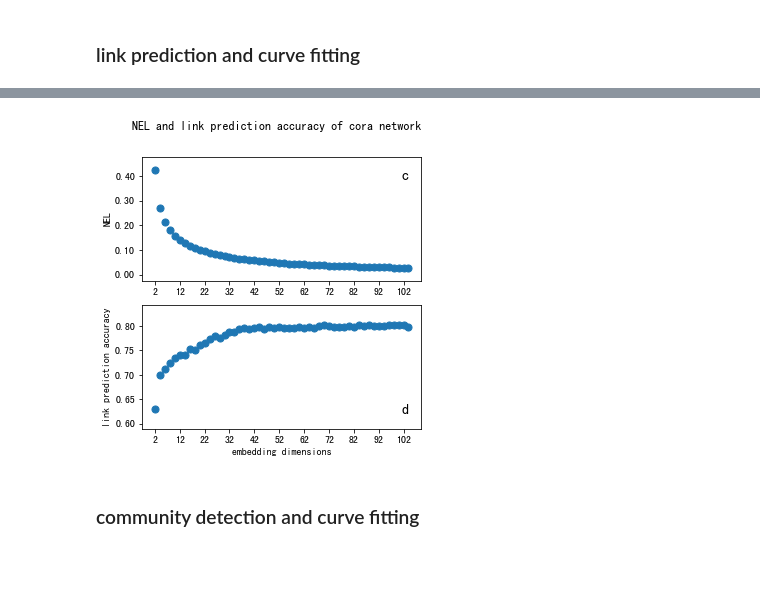
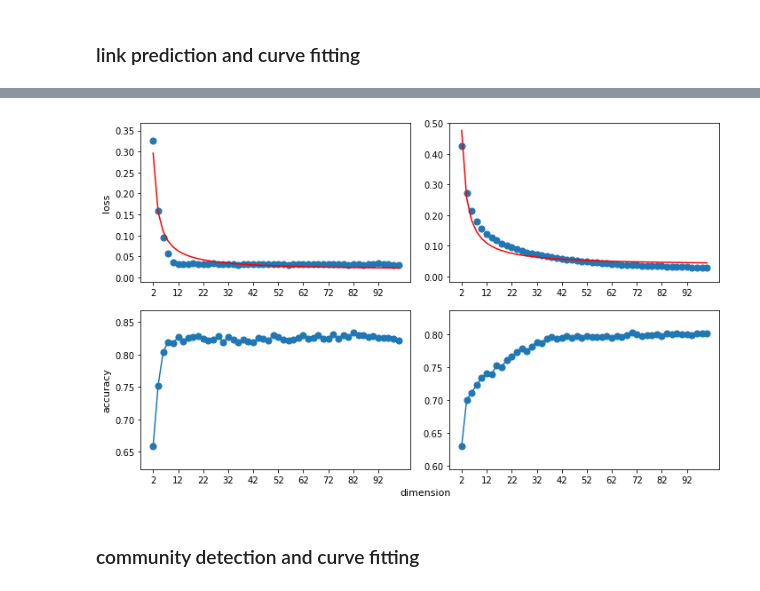
Before and after one commit to Villafly/dimensional_plot, a Jupyter notebook: paper_plot.ipynb, the cells around one changed output, grey strips where cells are left out. Drawn from its saved outputs; the diff is of its cells as text; code cells hidden in the pictures; blank space fills up the shorter version.

```diff
--- a/paper_plot.ipynb
+++ b/paper_plot.ipynb
@@ -4,7 +4,7 @@ import pickle
 from scipy import optimize
 import networkx as nx
 import numpy as np
-fontSize = 10
+fontSize = 12
 def func1(dims,a,b):
   return a/dims + b
 #import seaborn as sns
@@ -16,56 +14,61 @@ I am  confused with the result that the saturate dim of walk length 10 and 30 ar
 # %%
 # optimal networks = ['cora','football']
+graph = 'football'
+sub_dir = 'link_prediction'
+f1 = open('./meta_data/{}/{}_walklength_10_nnl.pkl'.format(sub_dir,graph),'rb')
+football_loss = pickle.load(f1)
+f1.close()
+
+f1 = open('./meta_data/{}/{}_walklength_10_acc.pkl'.format(sub_dir,graph),'rb')
+football_accu = pickle.load(f1)
+f1.close()
+
 graph = 'cora'
-sub_dir = 'link_prediction'
 f1 = open('./meta_data/{}/{}_dim.pkl'.format(sub_dir,graph),'rb')
 dims = pickle.load(f1)
 f1.close()
-# f1 = open('./meta_data/{}/{}_walklength_30_nnl.pkl'.format(sub_dir,graph),'rb')
-# nnl_30 = pickle.load(f1)
-# f1.close()
+
 f1 = open('./meta_data/{}/{}_walklength_10_nnl.pkl'.format(sub_dir,graph),'rb')
-nnl_10 = pickle.load(f1)
+cora_loss = pickle.load(f1)
 f1.close()
-# f1 = open('./meta_data/{}/{}_walklength_30_acc.pkl'.format(sub_dir,graph),'rb')
-# acc_30 = pickle.load(f1)
-# f1.close()
+
 f1 = open('./meta_data/{}/{}_walklength_10_acc.pkl'.format(sub_dir,graph),'rb')
-acc_10 = pickle.load(f1)
+cora_accu = pickle.load(f1)
 f1.close()
-print (len(dims),len(nnl_10),len(acc_10))
 
-def prediction_plot(dims,walkLengths,nnl_list,acc_list,graph):
-   fig, (ax1,ax2) = plt.subplots(2,1,figsize=(5,5))
-   ax1.yaxis.set_major_formatter(FormatStrFormatter('%.2f'))
-   colors = ['b','y']
-   for cnt,norms in enumerate(nnl_list):
-       #accs = accs[:len(dims)]
-       c, cov = optimize.curve_fit(func1, dims,norms)
-       fit_values = (func1(np.array(dims),c[0],c[1]))
-       bias = abs(np.array(norms)-np.array(fit_values))
-       label = 'walk length: {} Func: y - {:.2f} = {:.2f}/x Error: {:.3f}'.format(walkLengths[cnt],c[1],c[0],np.mean(bias))
-       ax1.scatter(dims,norms,label='c',s=50)
-#        ax1.plot(dims,func1(np.array(dims),c[0],c[1]),label=label,c=colors[cnt])
-       ax1.legend(loc='upper right',fontsize='x-large',frameon=False,markerscale=0)
-       accs = acc_list[cnt]
-       ax2.scatter(dims,accs,label='d',s=50)
-#        ax2.plot(dims,accs)
-       ax2.legend(loc='lower right',fontsize='x-large',frameon=False,markerscale=0)
+def prediction_plot(dims,walkLengths,losses,accus,graph):
+    fig, axes = plt.subplots(2,2,figsize=(10,6))
+    print (axes[0,0])
+    axes[0,0].yaxis.set_major_formatter(FormatStrFormatter('%.2f'))
+    axes[0,1].yaxis.set_major_formatter(FormatStrFormatter('%.2f'))
+    colors = ['b','y']
+    for cnt,loss in enumerate(losses):
+        c, cov = optimize.curve_fit(func1, dims,loss)
+        fit_values = (func1(np.array(dims),c[0],c[1]))
+        bias = abs(np.array(loss)-np.array(loss))
+        label = 'walk length: {} Func: y - {:.2f} = {:.2f}/x Error: {:.3f}'.format(walkLengths[cnt],c[1],c[0],np.mean(bias))
+        axes[0,cnt].scatter(dims,loss,label='c',s=50)
+        axes[0,cnt].plot(dims,fit_values,c='r')
+        axes[1,cnt].scatter(dims,accus[cnt],s=50)
+        axes[1,cnt].plot(dims,accus[cnt])
+        axes[0,cnt].set_xticks(range(dims[0],dims[-1],10))
+        axes[1,cnt].set_xticks(range(dims[0],dims[-1],10))
+        if cnt == 0:
+            axes[0,cnt].set_ylabel('loss',fontsize=fontSize)
+            axes[1,cnt].set_ylabel('accuracy',fontsize=fontSize)
 
-   ax1.set_xticks(range(dims[0],dims[-1],10))
-   ax2.set_xticks(range(dims[0],dims[-1],10))
-   ax1.set_ylabel('NEL',fontsize=fontSize)
-   ax2.set_xlabel('embedding dimensions',fontsize=fontSize)
-   ax2.set_ylabel('link prediction accuracy')
-   fig.suptitle('NEL and link prediction accuracy of {} network'.format(graph))
-   plt.savefig('./meta_data/{}/{}_prediction.eps'.format(sub_dir,graph),format='eps',dpi=3000)
-   plt.show()
+#     plt.suplabel('NEL and link prediction accuracy of {} network'.format(graph))
+    fig.text(0.52, 0.004, 'dimension', va='center', ha='center',fontsize=fontSize)
+    plt.savefig('./meta_data/{}/{}_prediction.eps'.format(sub_dir,graph),format='eps',dpi=3000)
+    plt.tight_layout()
+    plt.show()
 
-#prediction_plot(dims,[10,30],[nnl_10,nnl_30],[acc_10,acc_30],graph)
-# prediction_plot(dims,[30],[nnl_30],[acc_30],graph)
-end = 52
-dims = dims[:end]
-nnl_10 = nnl_10[:end]
-acc_10 = acc_10[:end]
-prediction_plot(dims,[10],[nnl_10],[acc_10],graph)
+end_index = 50
+dims = dims[:end_index]
+football_loss = football_loss[:end_index]
+football_accu = football_accu[:end_index]
+cora_loss = cora_loss[:end_index]
+cora_accu = cora_accu[:end_index]
+
+prediction_plot(dims,[10,10],[football_loss,cora_loss],[football_accu,cora_accu],['football','cora'])
 # %% [output]
@@ -73,4 +76,4 @@ prediction_plot(dims,[10],[nnl_10],[acc_10],graph)
-[figure, old version]
+[figure, new version]
 # %% [markdown]
 ### community detection and curve fitting
 # %%
```
Also changed, not shown: parts of 7 cells of this notebook.
